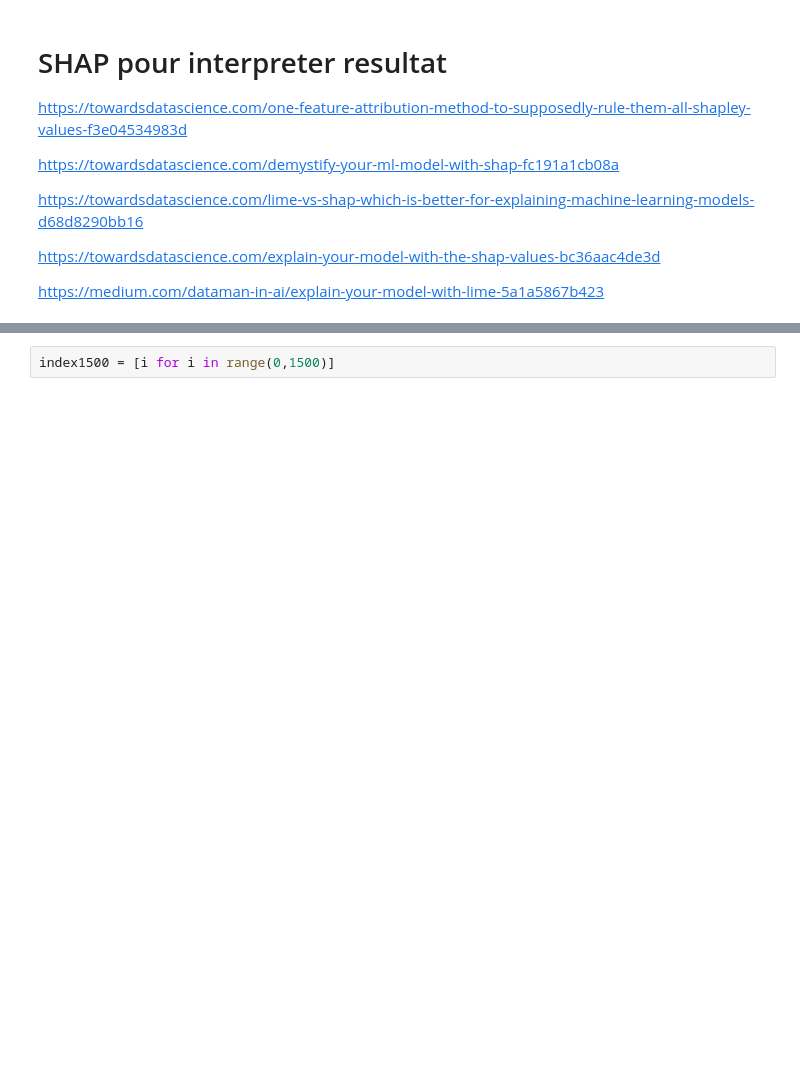
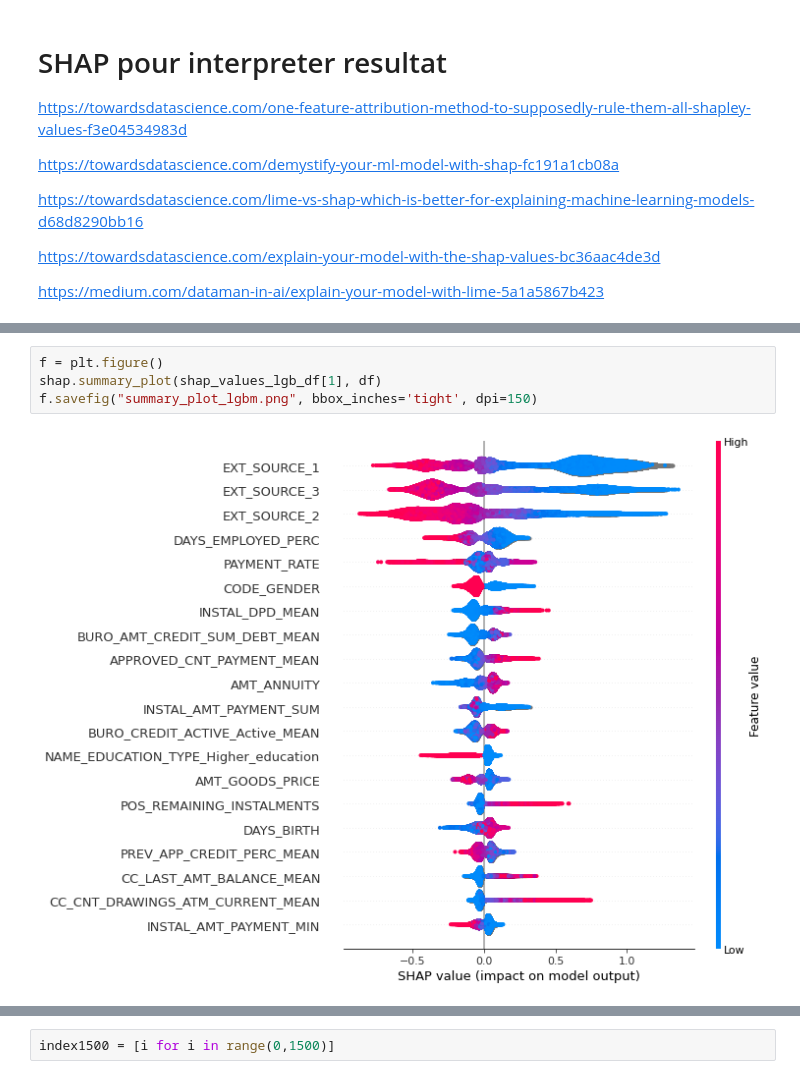
Before and after one commit to eleplanois/openClassRoomP7, a Jupyter notebook: 03 postmodel SHAPLEY.ipynb, the cells around one changed output, grey strips where cells are left out. Drawn from its saved outputs; the diff is of its cells as text; blank space fills up the shorter version.

```diff
--- a/03 postmodel SHAPLEY.ipynb
+++ b/03 postmodel SHAPLEY.ipynb
@@ -88,0 +69,6 @@ explainer_shap.expected_value[1]
+# %%
+f = plt.figure()
+shap.summary_plot(shap_values_lgb_df[1], df)
+f.savefig("summary_plot_lgbm.png", bbox_inches='tight', dpi=150)
+# %% [output]
+[figure, added]
```
Also changed, not shown: parts of 18 cells of this notebook, 4 other files.
